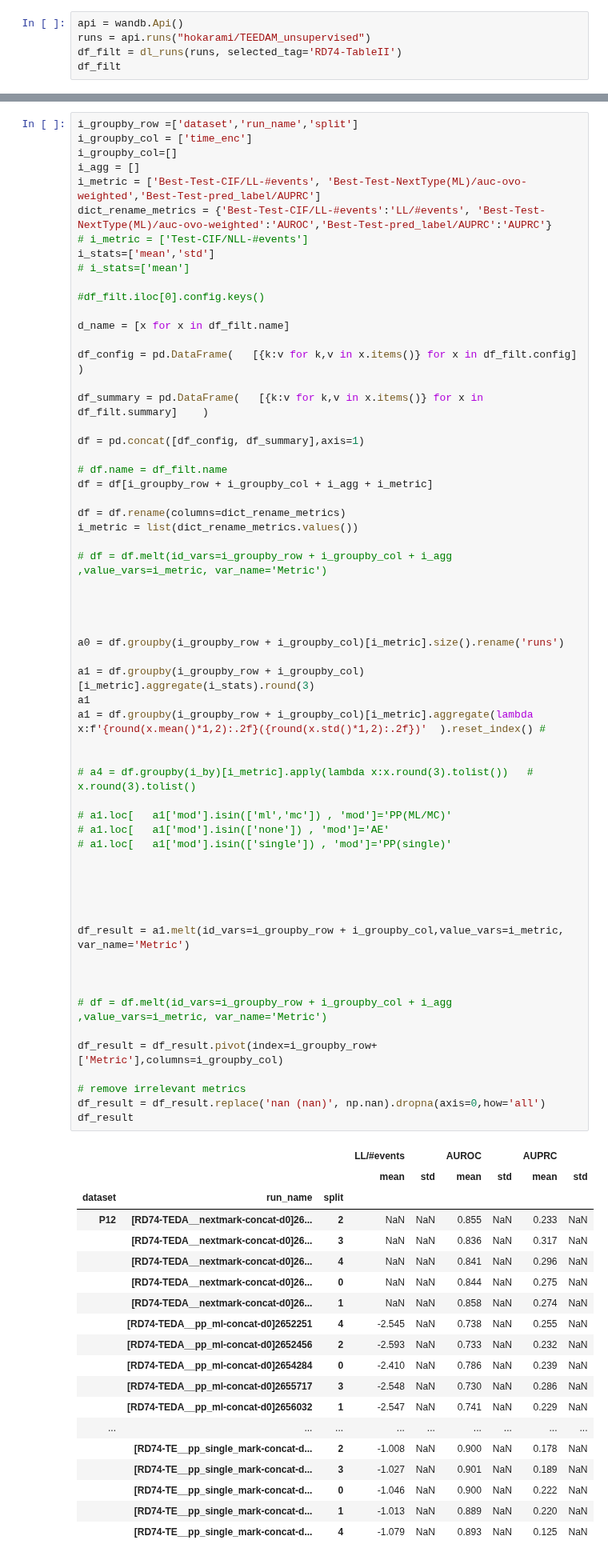
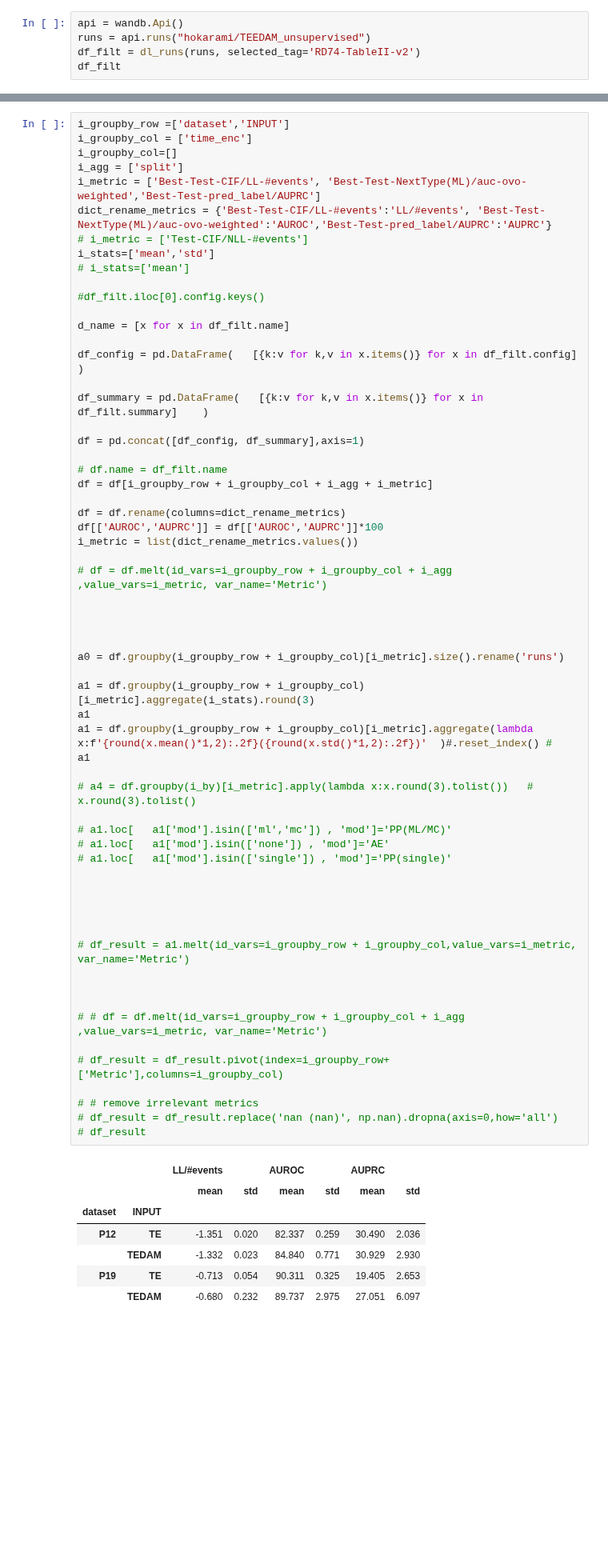
Before and after one commit to hojjatkarami/tedam2, a Jupyter notebook: jup_res.ipynb, the cells around one changed output, grey strips where cells are left out. Shown at 80% size. Cells and saved outputs as stored; diff of their text form; blank space fills up the shorter version.

```diff
--- a/jup_res.ipynb
+++ b/jup_res.ipynb
@@ -387,7 +376,7 @@ Name: path, dtype: object
 # %%
 api = wandb.Api()
 runs = api.runs("hokarami/TEEDAM_unsupervised")
-df_filt = dl_runs(runs, selected_tag='RD74-TableII')
+df_filt = dl_runs(runs, selected_tag='RD74-TableII-v2')
 df_filt
 # %% [output]
 |  | summary | config | name | path |
@@ -410,8 +399,8 @@ df_filt
 # %%
-i_groupby_row =['dataset','run_name','split']
+i_groupby_row =['dataset','INPUT']
 i_groupby_col = ['time_enc']
 i_groupby_col=[]
-i_agg = []
+i_agg = ['split']
 i_metric = ['Best-Test-CIF/LL-#events', 'Best-Test-NextType(ML)/auc-ovo-weighted','Best-Test-pred_label/AUPRC']
 dict_rename_metrics = {'Best-Test-CIF/LL-#events':'LL/#events', 'Best-Test-NextType(ML)/auc-ovo-weighted':'AUROC','Best-Test-pred_label/AUPRC':'AUPRC'}
 # i_metric = ['Test-CIF/NLL-#events']
@@ -432,58 +421,47 @@ df = pd.concat([df_config, df_summary],axis=1)
 df = df[i_groupby_row + i_groupby_col + i_agg + i_metric]
 
 df = df.rename(columns=dict_rename_metrics)
+df[['AUROC','AUPRC']] = df[['AUROC','AUPRC']]*100
 i_metric = list(dict_rename_metrics.values())
 
 # df = df.melt(id_vars=i_groupby_row + i_groupby_col + i_agg ,value_vars=i_metric, var_name='Metric')
 
 
 
 
 a0 = df.groupby(i_groupby_row + i_groupby_col)[i_metric].size().rename('runs')
 
 a1 = df.groupby(i_groupby_row + i_groupby_col)[i_metric].aggregate(i_stats).round(3)
 a1
-a1 = df.groupby(i_groupby_row + i_groupby_col)[i_metric].aggregate(lambda x:f'{round(x.mean()*1,2):.2f}({round(x.std()*1,2):.2f})'  ).reset_index() #
-
+a1 = df.groupby(i_groupby_row + i_groupby_col)[i_metric].aggregate(lambda x:f'{round(x.mean()*1,2):.2f}({round(x.std()*1,2):.2f})'  )#.reset_index() #
+a1
 
 # a4 = df.groupby(i_by)[i_metric].apply(lambda x:x.round(3).tolist())   # x.round(3).tolist()
 
 # a1.loc[   a1['mod'].isin(['ml','mc']) , 'mod']='PP(ML/MC)'
 # a1.loc[   a1['mod'].isin(['none']) , 'mod']='AE'
 # a1.loc[   a1['mod'].isin(['single']) , 'mod']='PP(single)'
 
 
 
 
 
-df_result = a1.melt(id_vars=i_groupby_row + i_groupby_col,value_vars=i_metric, var_name='Metric')
+# df_result = a1.melt(id_vars=i_groupby_row + i_groupby_col,value_vars=i_metric, var_name='Metric')
 
 
 
-# df = df.melt(id_vars=i_groupby_row + i_groupby_col + i_agg ,value_vars=i_metric, var_name='Metric')
+# # df = df.melt(id_vars=i_groupby_row + i_groupby_col + i_agg ,value_vars=i_metric, var_name='Metric')
 
-df_result = df_result.pivot(index=i_groupby_row+['Metric'],columns=i_groupby_col)
+# df_result = df_result.pivot(index=i_groupby_row+['Metric'],columns=i_groupby_col)
 
-# remove irrelevant metrics
-df_result = df_result.replace('nan (nan)', np.nan).dropna(axis=0,how='all')
-df_result
+# # remove irrelevant metrics
+# df_result = df_result.replace('nan (nan)', np.nan).dropna(axis=0,how='all')
+# df_result
 # %% [output]
-|  |  |  | LL/#events |  | AUROC |  | AUPRC |  |
-|  |  |  | mean | std | mean | std | mean | std |
-| dataset | run_name | split |  |  |  |  |  |  |
-| P12 | [RD74-TEDA__nextmark-concat-d0]26... | 2 | NaN | NaN | 0.855 | NaN | 0.233 | NaN |
-|  | [RD74-TEDA__nextmark-concat-d0]26... | 3 | NaN | NaN | 0.836 | NaN | 0.317 | NaN |
-|  | [RD74-TEDA__nextmark-concat-d0]26... | 4 | NaN | NaN | 0.841 | NaN | 0.296 | NaN |
-|  | [RD74-TEDA__nextmark-concat-d0]26... | 0 | NaN | NaN | 0.844 | NaN | 0.275 | NaN |
-|  | [RD74-TEDA__nextmark-concat-d0]26... | 1 | NaN | NaN | 0.858 | NaN | 0.274 | NaN |
-|  | [RD74-TEDA__pp_ml-concat-d0]2652251 | 4 | -2.545 | NaN | 0.738 | NaN | 0.255 | NaN |
-|  | [RD74-TEDA__pp_ml-concat-d0]2652456 | 2 | -2.593 | NaN | 0.733 | NaN | 0.232 | NaN |
-|  | [RD74-TEDA__pp_ml-concat-d0]2654284 | 0 | -2.410 | NaN | 0.786 | NaN | 0.239 | NaN |
-|  | [RD74-TEDA__pp_ml-concat-d0]2655717 | 3 | -2.548 | NaN | 0.730 | NaN | 0.286 | NaN |
-|  | [RD74-TEDA__pp_ml-concat-d0]2656032 | 1 | -2.547 | NaN | 0.741 | NaN | 0.229 | NaN |
-| ... | ... | ... | ... | ... | ... | ... | ... | ... |
-|  | [RD74-TE__pp_single_mark-concat-d... | 2 | -1.008 | NaN | 0.900 | NaN | 0.178 | NaN |
-|  | [RD74-TE__pp_single_mark-concat-d... | 3 | -1.027 | NaN | 0.901 | NaN | 0.189 | NaN |
-|  | [RD74-TE__pp_single_mark-concat-d... | 0 | -1.046 | NaN | 0.900 | NaN | 0.222 | NaN |
-|  | [RD74-TE__pp_single_mark-concat-d... | 1 | -1.013 | NaN | 0.889 | NaN | 0.220 | NaN |
-|  | [RD74-TE__pp_single_mark-concat-d... | 4 | -1.079 | NaN | 0.893 | NaN | 0.125 | NaN |
+|  |  | LL/#events |  | AUROC |  | AUPRC |  |
+|  |  | mean | std | mean | std | mean | std |
+| dataset | INPUT |  |  |  |  |  |  |
+| P12 | TE | -1.351 | 0.020 | 82.337 | 0.259 | 30.490 | 2.036 |
+|  | TEDAM | -1.332 | 0.023 | 84.840 | 0.771 | 30.929 | 2.930 |
+| P19 | TE | -0.713 | 0.054 | 90.311 | 0.325 | 19.405 | 2.653 |
+|  | TEDAM | -0.680 | 0.232 | 89.737 | 2.975 | 27.051 | 6.097 |
```
Also changed, not shown: parts of 6 cells of this notebook, 2 other files.
